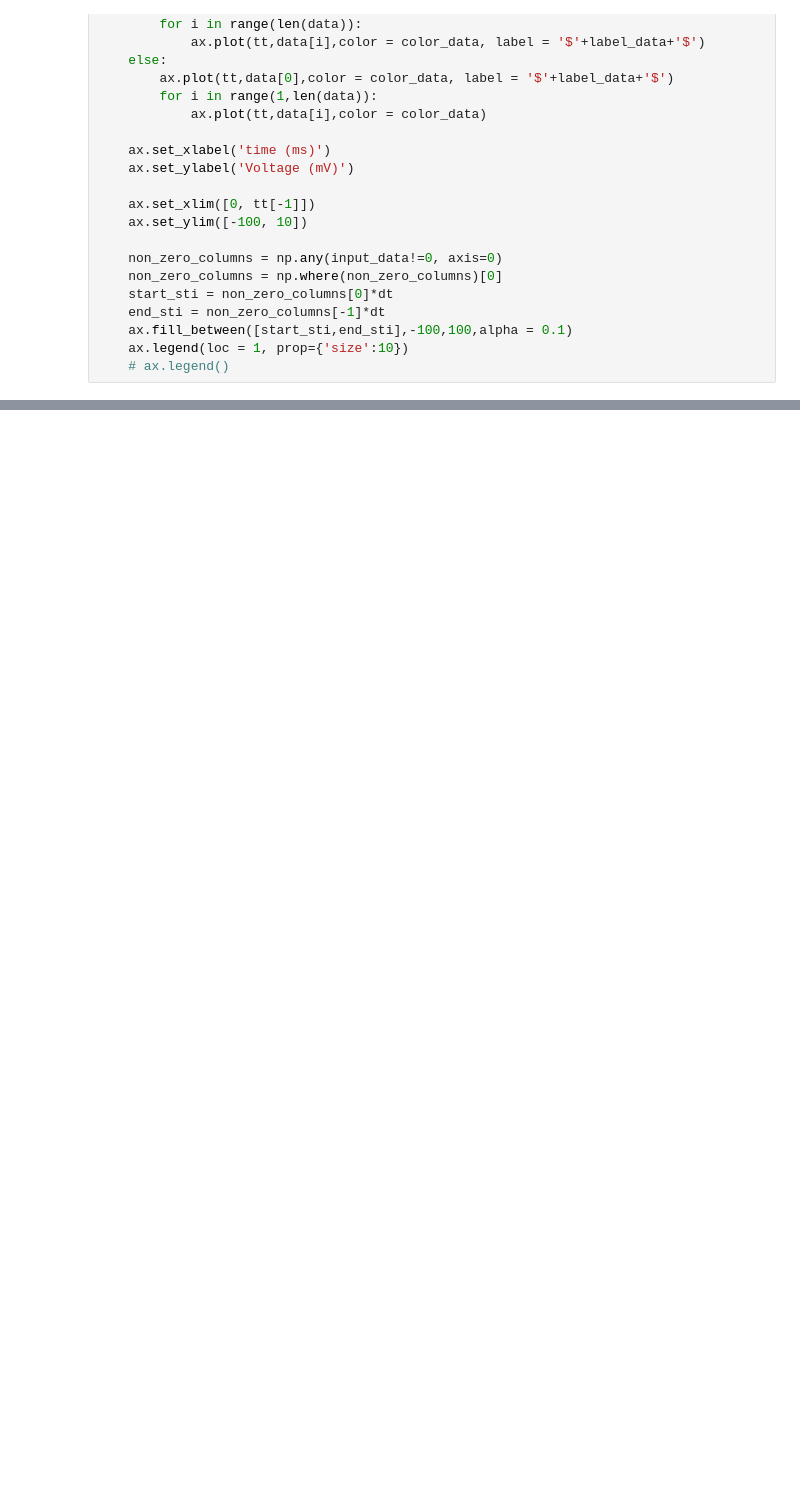
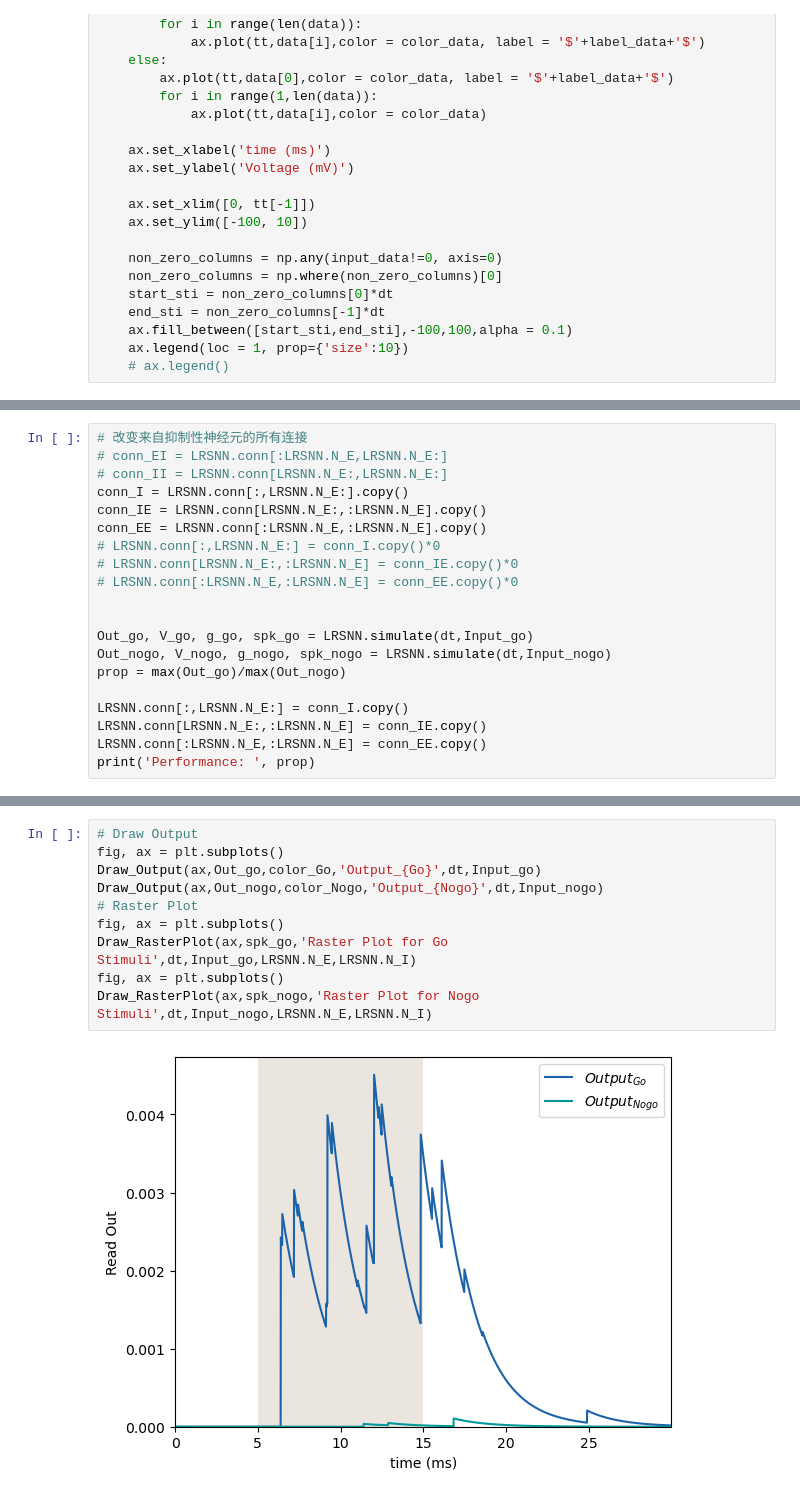
Before and after one commit to LiBinUtokyo/LowRank_ModifiedTheta_SNN, a Jupyter notebook: PYTHON/main.ipynb, the cells around one changed output, grey strips where cells are left out. Drawn from its saved outputs; the diff is of its cells as text; blank space fills up the shorter version.

```diff
--- a/PYTHON/main.ipynb
+++ b/PYTHON/main.ipynb
@@ -388,0 +407,20 @@ Draw_RasterPlot(ax,spk_nogo,'Raster Plot for Nogo Stimuli',dt,Input_nogo,LRSNN.N
+# %%
+# 改变来自抑制性神经元的所有连接
+# conn_EI = LRSNN.conn[:LRSNN.N_E,LRSNN.N_E:]
+# conn_II = LRSNN.conn[LRSNN.N_E:,LRSNN.N_E:]
+conn_I = LRSNN.conn[:,LRSNN.N_E:].copy()
+conn_IE = LRSNN.conn[LRSNN.N_E:,:LRSNN.N_E].copy()
+conn_EE = LRSNN.conn[:LRSNN.N_E,:LRSNN.N_E].copy()
+# LRSNN.conn[:,LRSNN.N_E:] = conn_I.copy()*0
+# LRSNN.conn[LRSNN.N_E:,:LRSNN.N_E] = conn_IE.copy()*0
+# LRSNN.conn[:LRSNN.N_E,:LRSNN.N_E] = conn_EE.copy()*0
+
+
+Out_go, V_go, g_go, spk_go = LRSNN.simulate(dt,Input_go)
+Out_nogo, V_nogo, g_nogo, spk_nogo = LRSNN.simulate(dt,Input_nogo)
+prop = max(Out_go)/max(Out_nogo)
+
+LRSNN.conn[:,LRSNN.N_E:] = conn_I.copy()
+LRSNN.conn[LRSNN.N_E:,:LRSNN.N_E] = conn_IE.copy()
+LRSNN.conn[:LRSNN.N_E,:LRSNN.N_E] = conn_EE.copy()
+print('Performance: ', prop)
@@ -388,0 +447,12 @@ Draw_RasterPlot(ax,spk_nogo,'Raster Plot for Nogo Stimuli',dt,Input_nogo,LRSNN.N
+# %%
+# Draw Output
+fig, ax = plt.subplots()
+Draw_Output(ax,Out_go,color_Go,'Output_{Go}',dt,Input_go)
+Draw_Output(ax,Out_nogo,color_Nogo,'Output_{Nogo}',dt,Input_nogo)
+# Raster Plot
+fig, ax = plt.subplots()
+Draw_RasterPlot(ax,spk_go,'Raster Plot for Go Stimuli',dt,Input_go,LRSNN.N_E,LRSNN.N_I)
+fig, ax = plt.subplots()
+Draw_RasterPlot(ax,spk_nogo,'Raster Plot for Nogo Stimuli',dt,Input_nogo,LRSNN.N_E,LRSNN.N_I)
+# %% [output]
+[figure, added]
```
Also changed, not shown: parts of 11 cells of this notebook, 17 other files.
